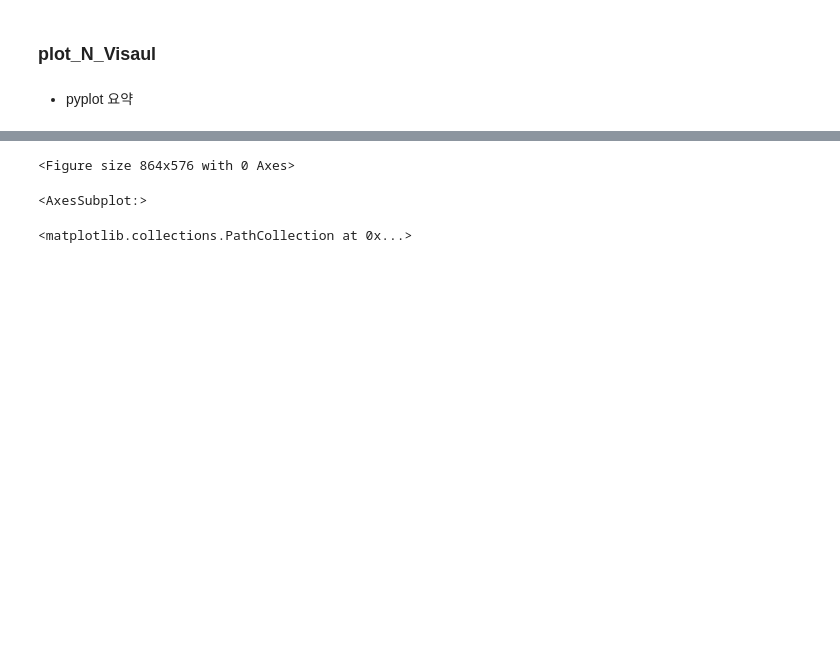
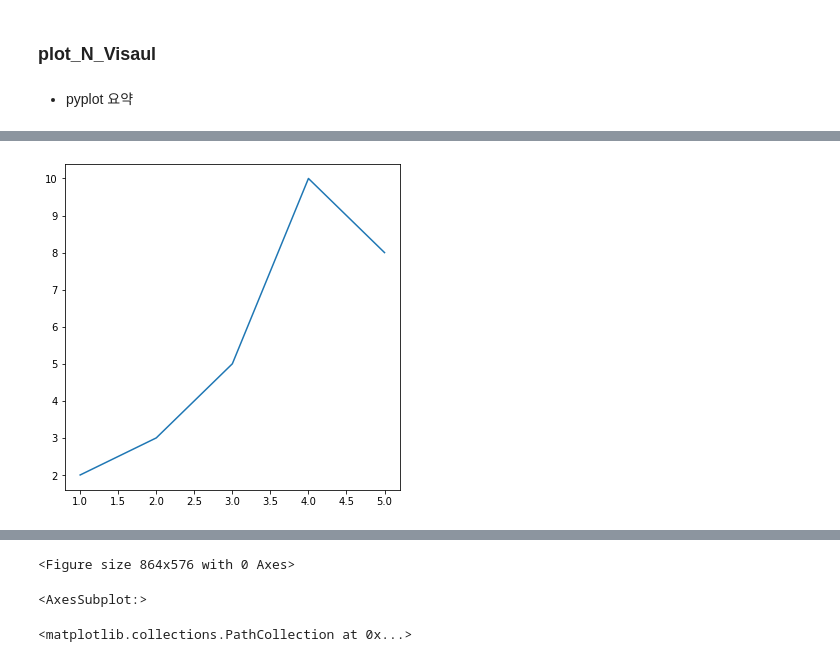
Before and after one commit to Soeui-lee/04.Colab, a Jupyter notebook: 연습/01.plot_n.ipynb, the cells around one changed output, grey strips where cells are left out. Saved outputs shown, nothing was run; the diff lists cells and outputs as text; code cells hidden in the pictures; blank space fills up the shorter version.

```diff
--- a/연습/01.plot_n.ipynb
+++ b/연습/01.plot_n.ipynb
@@ -4,0 +28,7 @@
+# %%
+data_dict = {'x':[1,2,3,4,5], 'y':[2,3,5,10,8]}
+
+plt.plot('x','y',data=data_dict)
+plt.show()
+# %% [output]
+[figure, added]
```
Also changed, not shown: parts of 33 cells of this notebook.
